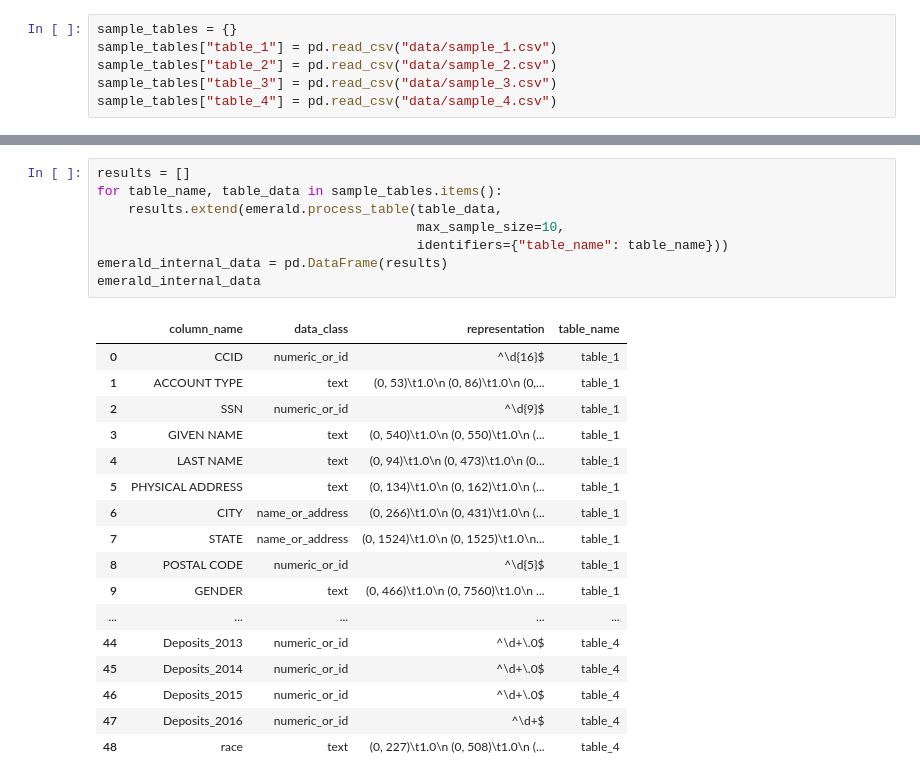
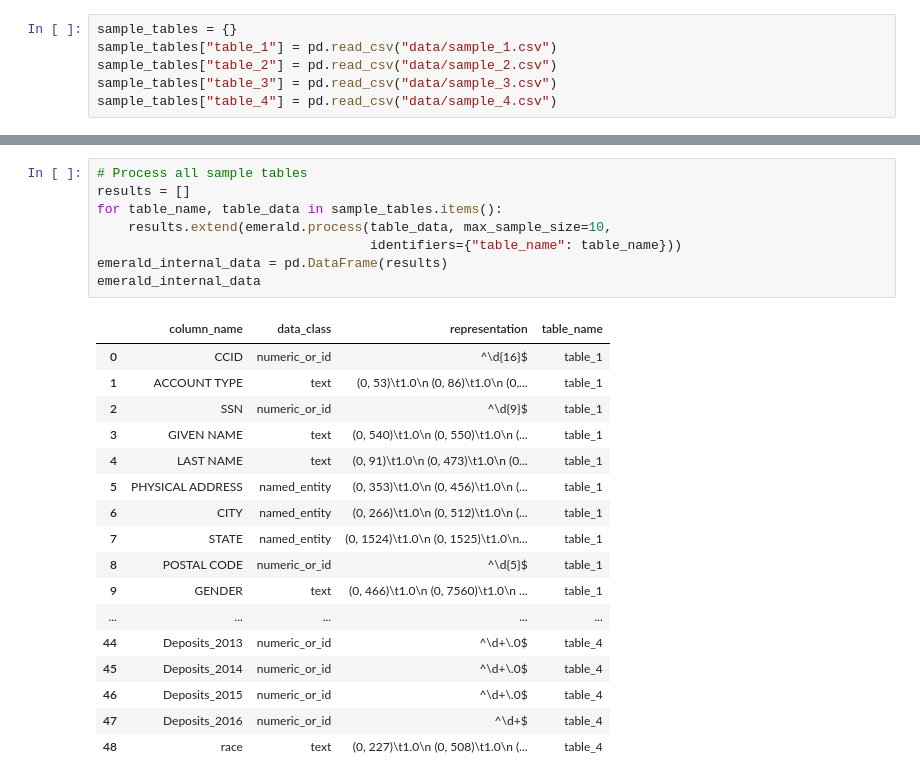
Before and after one commit to v-popov/emerald, a Jupyter notebook: model_demo.ipynb, the cells around one changed output, grey strips where cells are left out. Saved outputs shown, nothing was run; the diff lists cells and outputs as text.

```diff
--- a/model_demo.ipynb
+++ b/model_demo.ipynb
@@ -87,21 +96,21 @@ Columns:   15
 # %%
+# Process all sample tables
 results = []
 for table_name, table_data in sample_tables.items():
-    results.extend(emerald.process_table(table_data,
-                                         max_sample_size=10,
-                                         identifiers={"table_name": table_name}))
+    results.extend(emerald.process(table_data, max_sample_size=10,
+                                   identifiers={"table_name": table_name}))
 emerald_internal_data = pd.DataFrame(results)
 emerald_internal_data
 # %% [output]
 |  | column_name | data_class | representation | table_name |
 | 0 | CCID | numeric_or_id | ^\d{16}$ | table_1 |
 | 1 | ACCOUNT TYPE | text | (0, 53)\t1.0\n (0, 86)\t1.0\n (0,... | table_1 |
 | 2 | SSN | numeric_or_id | ^\d{9}$ | table_1 |
 | 3 | GIVEN NAME | text | (0, 540)\t1.0\n (0, 550)\t1.0\n (... | table_1 |
-| 4 | LAST NAME | text | (0, 94)\t1.0\n (0, 473)\t1.0\n (0... | table_1 |
-| 5 | PHYSICAL ADDRESS | text | (0, 134)\t1.0\n (0, 162)\t1.0\n (... | table_1 |
-| 6 | CITY | name_or_address | (0, 266)\t1.0\n (0, 431)\t1.0\n (... | table_1 |
-| 7 | STATE | name_or_address | (0, 1524)\t1.0\n (0, 1525)\t1.0\n... | table_1 |
+| 4 | LAST NAME | text | (0, 91)\t1.0\n (0, 473)\t1.0\n (0... | table_1 |
+| 5 | PHYSICAL ADDRESS | named_entity | (0, 353)\t1.0\n (0, 456)\t1.0\n (... | table_1 |
+| 6 | CITY | named_entity | (0, 266)\t1.0\n (0, 512)\t1.0\n (... | table_1 |
+| 7 | STATE | named_entity | (0, 1524)\t1.0\n (0, 1525)\t1.0\n... | table_1 |
 | 8 | POSTAL CODE | numeric_or_id | ^\d{5}$ | table_1 |
 | 9 | GENDER | text | (0, 466)\t1.0\n (0, 7560)\t1.0\n ... | table_1 |
 | ... | ... | ... | ... | ... |
```
Also changed, not shown: parts of 9 cells of this notebook, 4 other files.
